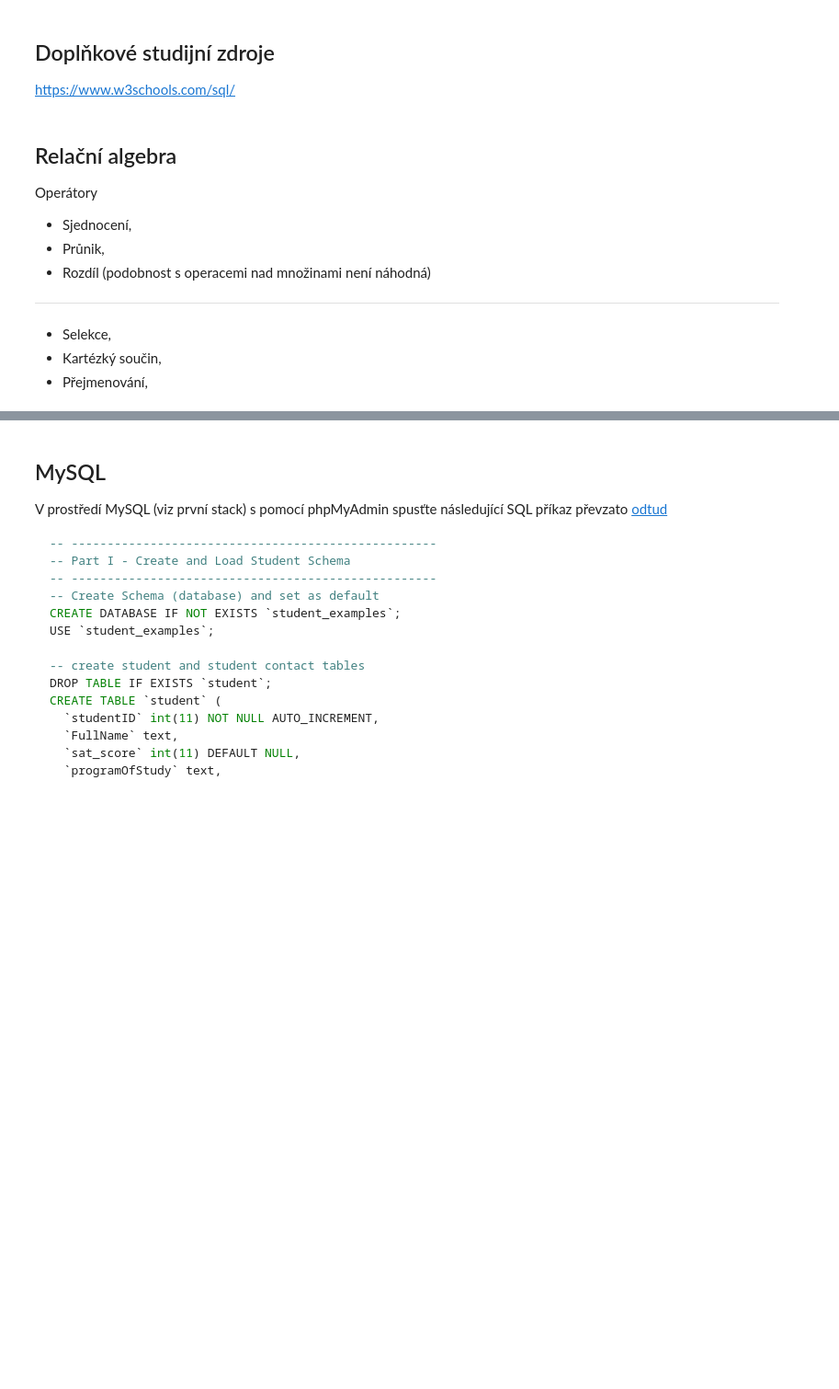
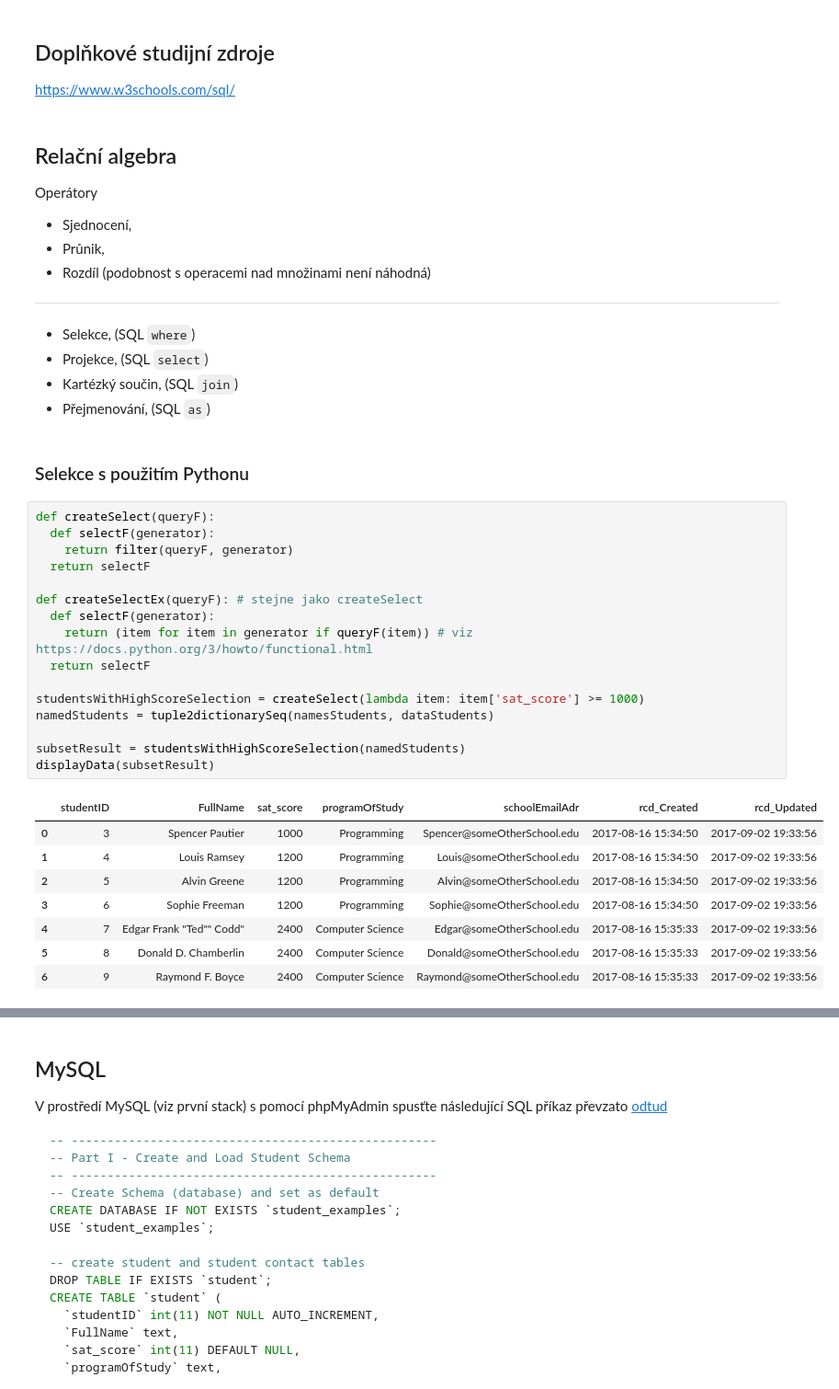
Before and after one commit to hrbolek/learning, a Jupyter notebook: itsystems/database.ipynb, the cells around one changed output, grey strips where cells are left out. Shown: that part at 92% size. Saved outputs shown, nothing was run; the diff lists cells and outputs as text; blank space fills up the shorter version.

````diff
--- a/itsystems/database.ipynb
+++ b/itsystems/database.ipynb
@@ -199,6 +202,34 @@ Operátory
 - Průnik,
 - Rozdíl (podobnost s operacemi nad množinami není náhodná)
 ---
-- Selekce,
-- Kartézký součin,
-- Přejmenování,
+- Selekce, (SQL ```where```)
+- Projekce, (SQL ```select```)
+- Kartézký součin, (SQL ```join```)
+- Přejmenování, (SQL ```as```)
+# %% [markdown]
+### Selekce s použitím Pythonu
+# %%
+def createSelect(queryF):
+  def selectF(generator):
+    return filter(queryF, generator)
+  return selectF
+
+def createSelectEx(queryF): # stejne jako createSelect
+  def selectF(generator):
+    return (item for item in generator if queryF(item)) # viz https://docs.python.org/3/howto/functional.html
+  return selectF
+
+studentsWithHighScoreSelection = createSelect(lambda item: item['sat_score'] >= 1000)
+namedStudents = tuple2dictionarySeq(namesStudents, dataStudents)
+
+subsetResult = studentsWithHighScoreSelection(namedStudents)
+displayData(subsetResult)
+# %% [output]
+|  | studentID | FullName | sat_score | programOfStudy | schoolEmailAdr | rcd_Created | rcd_Updated |
+| 0 | 3 | Spencer Pautier | 1000 | Programming | Spencer@someOtherSchool.edu | 2017-08-16 15:34:50 | 2017-09-02 19:33:56 |
+| 1 | 4 | Louis Ramsey | 1200 | Programming | Louis@someOtherSchool.edu | 2017-08-16 15:34:50 | 2017-09-02 19:33:56 |
+| 2 | 5 | Alvin Greene | 1200 | Programming | Alvin@someOtherSchool.edu | 2017-08-16 15:34:50 | 2017-09-02 19:33:56 |
+| 3 | 6 | Sophie Freeman | 1200 | Programming | Sophie@someOtherSchool.edu | 2017-08-16 15:34:50 | 2017-09-02 19:33:56 |
+| 4 | 7 | Edgar Frank "Ted"" Codd" | 2400 | Computer Science | Edgar@someOtherSchool.edu | 2017-08-16 15:35:33 | 2017-09-02 19:33:56 |
+| 5 | 8 | Donald D. Chamberlin | 2400 | Computer Science | Donald@someOtherSchool.edu | 2017-08-16 15:35:33 | 2017-09-02 19:33:56 |
+| 6 | 9 | Raymond F. Boyce | 2400 | Computer Science | Raymond@someOtherSchool.edu | 2017-08-16 15:35:33 | 2017-09-02 19:33:56 |
````
Also changed, not shown: parts of 7 cells of this notebook.
